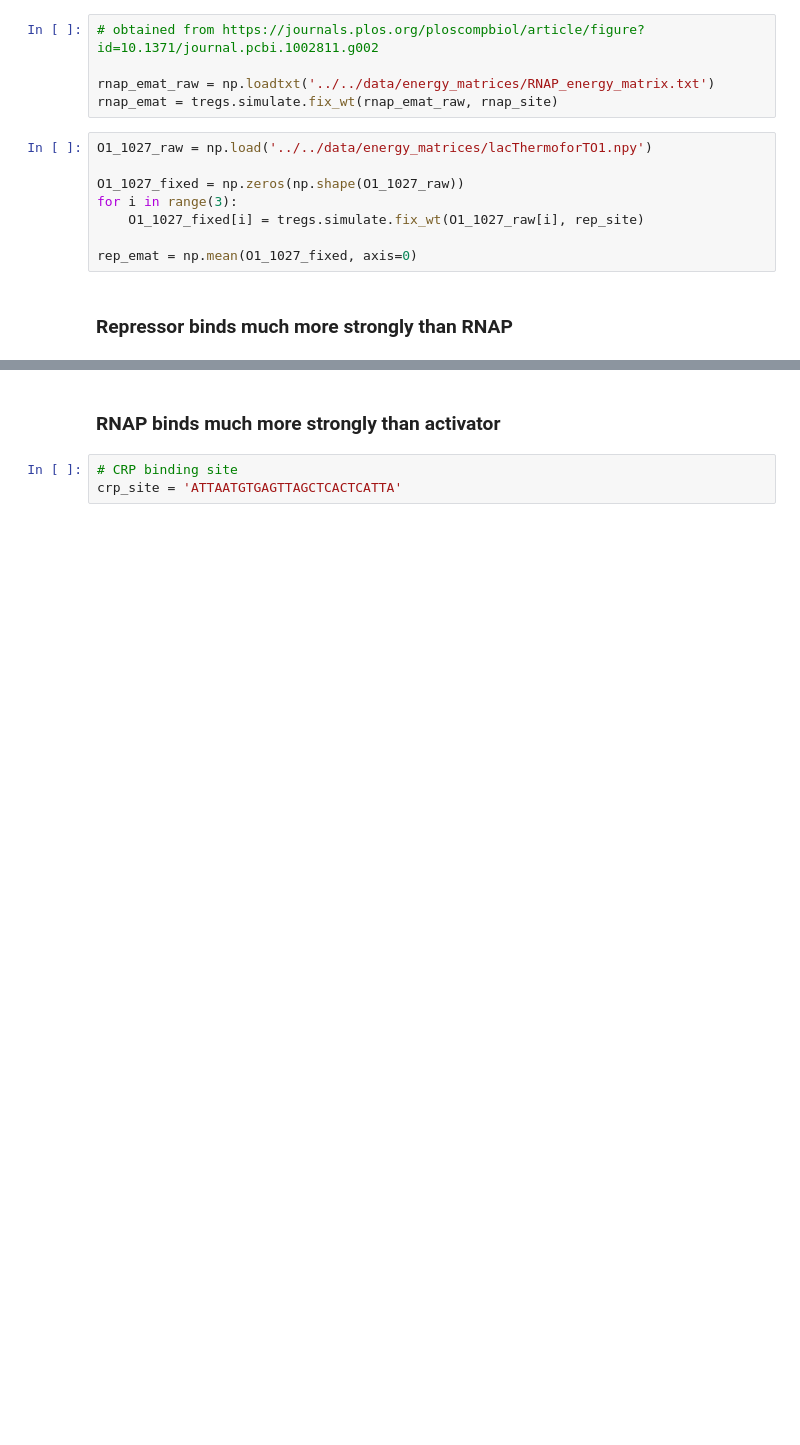
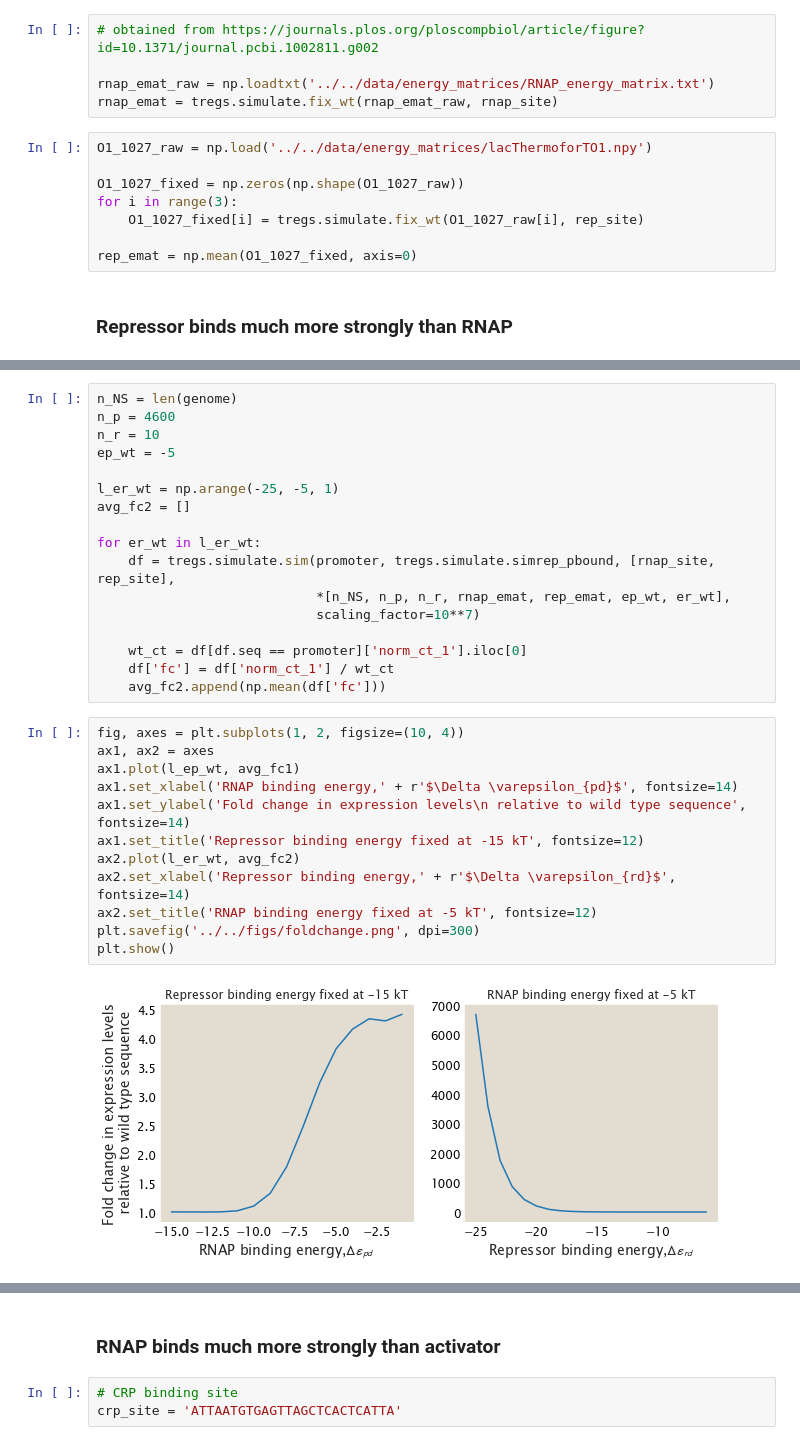
Before and after one commit to RPGroup-PBoC/theoretical_regseq, a Jupyter notebook: notebooks/noise/relative_binding_energy.ipynb, the cells around one changed output, grey strips where cells are left out. Saved outputs shown, nothing was run; the diff lists cells and outputs as text; blank space fills up the shorter version.

```diff
--- a/notebooks/noise/relative_binding_energy.ipynb
+++ b/notebooks/noise/relative_binding_energy.ipynb
@@ -88,0 +107,31 @@ tregs.footprint.plot_footprint(promoter, df, region_params,
+# %%
+n_NS = len(genome)
+n_p = 4600
+n_r = 10
+ep_wt = -5
+
+l_er_wt = np.arange(-25, -5, 1)
+avg_fc2 = []
+
+for er_wt in l_er_wt:
+    df = tregs.simulate.sim(promoter, tregs.simulate.simrep_pbound, [rnap_site, rep_site],
+                            *[n_NS, n_p, n_r, rnap_emat, rep_emat, ep_wt, er_wt],
+                            scaling_factor=10**7)
+
+    wt_ct = df[df.seq == promoter]['norm_ct_1'].iloc[0]
+    df['fc'] = df['norm_ct_1'] / wt_ct
+    avg_fc2.append(np.mean(df['fc']))
+# %%
+fig, axes = plt.subplots(1, 2, figsize=(10, 4))
+ax1, ax2 = axes
+ax1.plot(l_ep_wt, avg_fc1)
+ax1.set_xlabel('RNAP binding energy,' + r'$\Delta \varepsilon_{pd}$', fontsize=14)
+ax1.set_ylabel('Fold change in expression levels\n relative to wild type sequence', fontsize=14)
+ax1.set_title('Repressor binding energy fixed at -15 kT', fontsize=12)
+ax2.plot(l_er_wt, avg_fc2)
+ax2.set_xlabel('Repressor binding energy,' + r'$\Delta \varepsilon_{rd}$', fontsize=14)
+ax2.set_title('RNAP binding energy fixed at -5 kT', fontsize=12)
+plt.savefig('../../figs/foldchange.png', dpi=300)
+plt.show()
+# %% [output]
+[figure, added]
```
Also changed, not shown: parts of 8 cells of this notebook, 15 other files.
